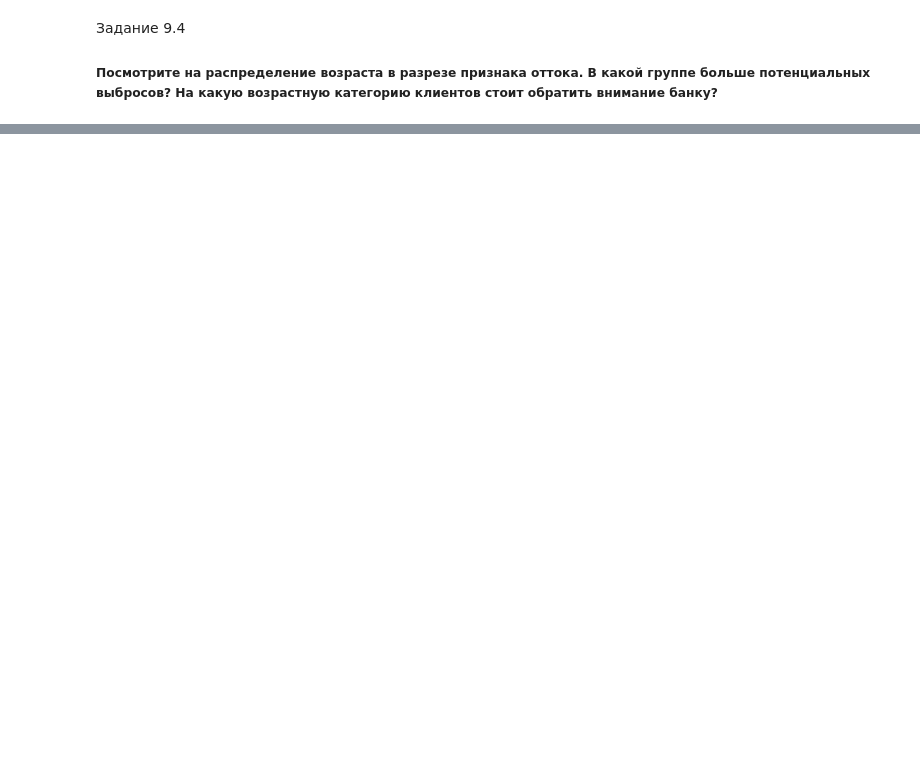
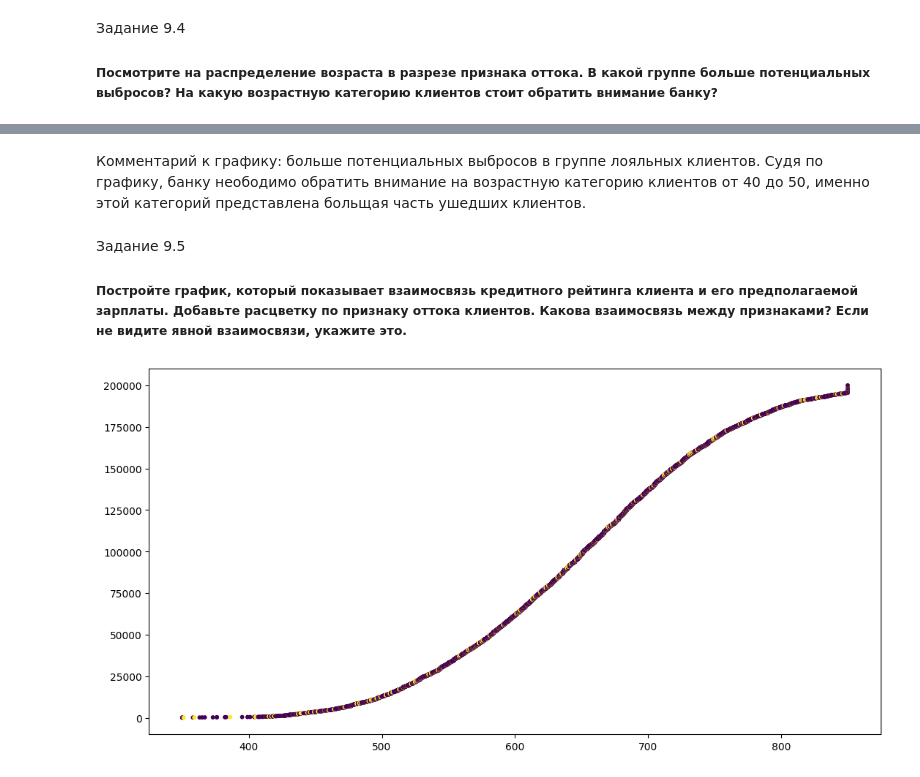
Before and after one commit to schdlr50/SF_Pandas_data_visualization, a Jupyter notebook: (Lesson 9) final task/les9.ipynb, the cells around one changed output, grey strips where cells are left out. Saved outputs shown, nothing was run; the diff lists cells and outputs as text; code cells hidden in the pictures; blank space fills up the shorter version.

```diff
--- a/(Lesson 9) final task/les9.ipynb
+++ b/(Lesson 9) final task/les9.ipynb
@@ -104,0 +117,17 @@ boxplot.grid()
+# %% [markdown]
+Комментарий к графику: больше потенциальных выбросов в группе лояльных клиентов. Судя по графику, банку неободимо обратить внимание на возрастную категорию клиентов от 40 до 50, именно этой категорий представлена больщая часть ушедших клиентов.
+# %% [markdown]
+Задание 9.5
+##### Постройте график, который показывает взаимосвязь кредитного рейтинга клиента и его предполагаемой зарплаты. Добавьте расцветку по признаку оттока клиентов. Какова взаимосвязь между признаками? Если не видите явной взаимосвязи, укажите это.
+# %%
+fig=plt.figure(figsize=(10,5))
+axes=fig.add_axes([0,0,1,1])
+axes.scatter(
+    x=churn_data['CreditScore'].sort_values(ascending=True),
+    y=churn_data['EstimatedSalary'].sort_values(),
+    s=10,
+    marker='o',
+    c=churn_data['Exited']
+);
+# %% [output]
+[figure, added]
```
Also changed, not shown: parts of 14 cells of this notebook, 1 other file.
